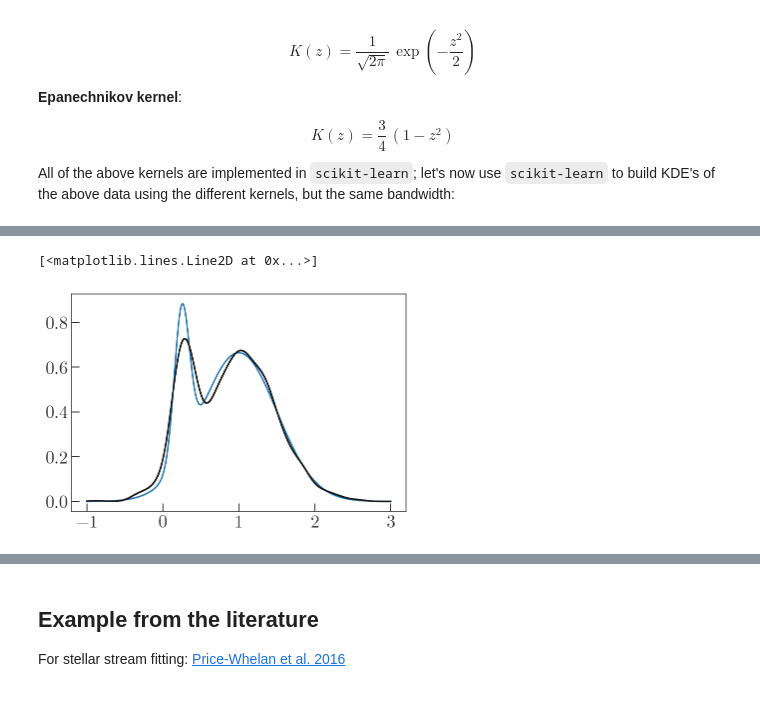
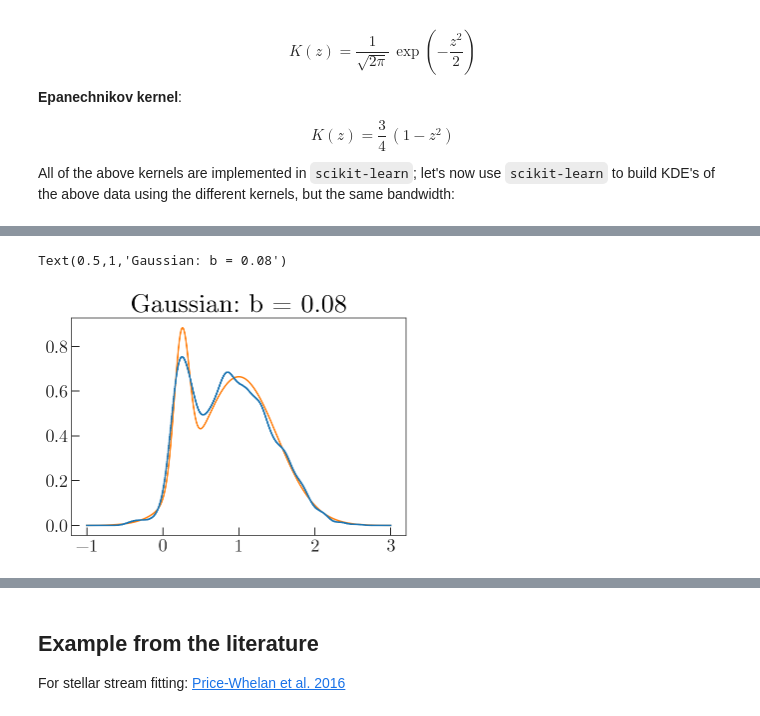
Before and after one commit to pmelchior/ml-for-the-sciences, a Jupyter notebook: density-estimation/1-Kernel-density-estimation.ipynb, the cells around one changed output, grey strips where cells are left out. Cells and saved outputs as stored; diff of their text form; code cells hidden in the pictures.

```diff
--- a/density-estimation/1-Kernel-density-estimation.ipynb
+++ b/density-estimation/1-Kernel-density-estimation.ipynb
@@ -230,14 +268,17 @@ GridSearchCV(cv=None, error_score='raise',
        pre_dispatch='2*n_jobs', refit=True, return_train_score='warn',
        scoring=None, verbose=0)
 # %%
-kde_gauss = KernelDensity(bandwidth=grid.best_params_['bandwidth'],
+gridsearch_b = grid.best_params_['bandwidth']
+kde_gauss = KernelDensity(bandwidth=gridsearch_b,
                           kernel='gaussian')
 kde_gauss.fit(x.reshape(-1, 1))
 
 plt.plot(x_grid, np.exp(kde_gauss.score_samples(x_grid.reshape(-1, 1))),
          marker='', drawstyle='steps-mid')
 plt.plot(x_grid, true_x_density(x_grid),
-         zorder=-10, marker='', color='tab:blue')
+         zorder=-10, marker='', color='tab:orange')
+
+plt.title('Gaussian: b = {0:.2f}'.format(gridsearch_b))
 # %% [output]
-[<matplotlib.lines.Line2D at 0x...>]
+Text(0.5,1,'Gaussian: b = 0.08')
-[figure, old version]
+[figure, new version]
```
Also changed, not shown: parts of 38 cells of this notebook, 2 other files.
